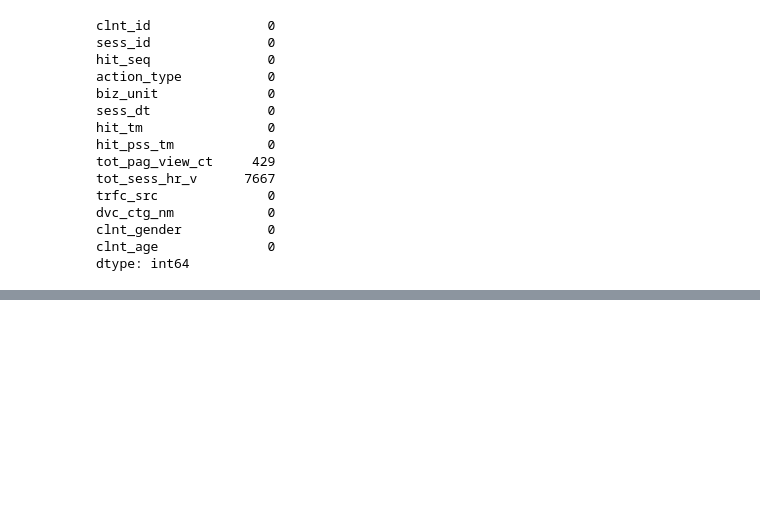
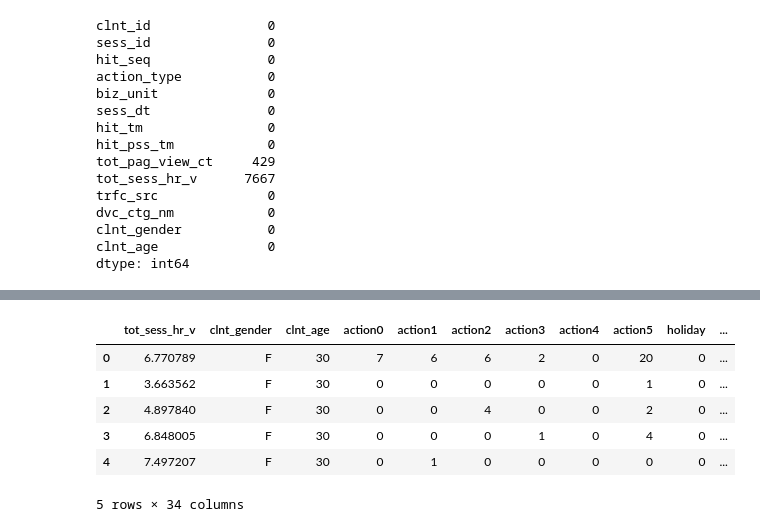
Before and after one commit to GyuYoungCho/Lpoint-Competition, a Jupyter notebook: project/point_cut/Modeling.ipynb, the cells around one changed output, grey strips where cells are left out. Cells and saved outputs as stored; diff of their text form; code cells hidden in the pictures; blank space fills up the shorter version.

```diff
--- a/project/point_cut/Modeling.ipynb
+++ b/project/point_cut/Modeling.ipynb
@@ -64,0 +127,12 @@ ValueError: cannot reindex from a duplicate axis
+# %%
+data = pd.get_dummies(data=data, columns=["sess_dt","hit_tm",'biz_unit','trfc_src','dvc_ctg_nm'], prefix=['week_','tm_','biz_','trfc_','dvc_'])
+data.drop(["clnt_id","sess_id"],axis=1,inplace=True)
+data.head()
+# %% [output]
+|  | tot_sess_hr_v | clnt_gender | clnt_age | action0 | action1 | action2 | action3 | action4 | action5 | holiday | ... |
+| 0 | 6.770789 | F | 30 | 7 | 6 | 6 | 2 | 0 | 20 | 0 | ... |
+| 1 | 3.663562 | F | 30 | 0 | 0 | 0 | 0 | 0 | 1 | 0 | ... |
+| 2 | 4.897840 | F | 30 | 0 | 0 | 4 | 0 | 0 | 2 | 0 | ... |
+| 3 | 6.848005 | F | 30 | 0 | 0 | 0 | 1 | 0 | 4 | 0 | ... |
+| 4 | 7.497207 | F | 30 | 0 | 1 | 0 | 0 | 0 | 0 | 0 | ... |
+5 rows × 34 columns
```
Also changed, not shown: parts of 11 cells of this notebook, 1 other file.
